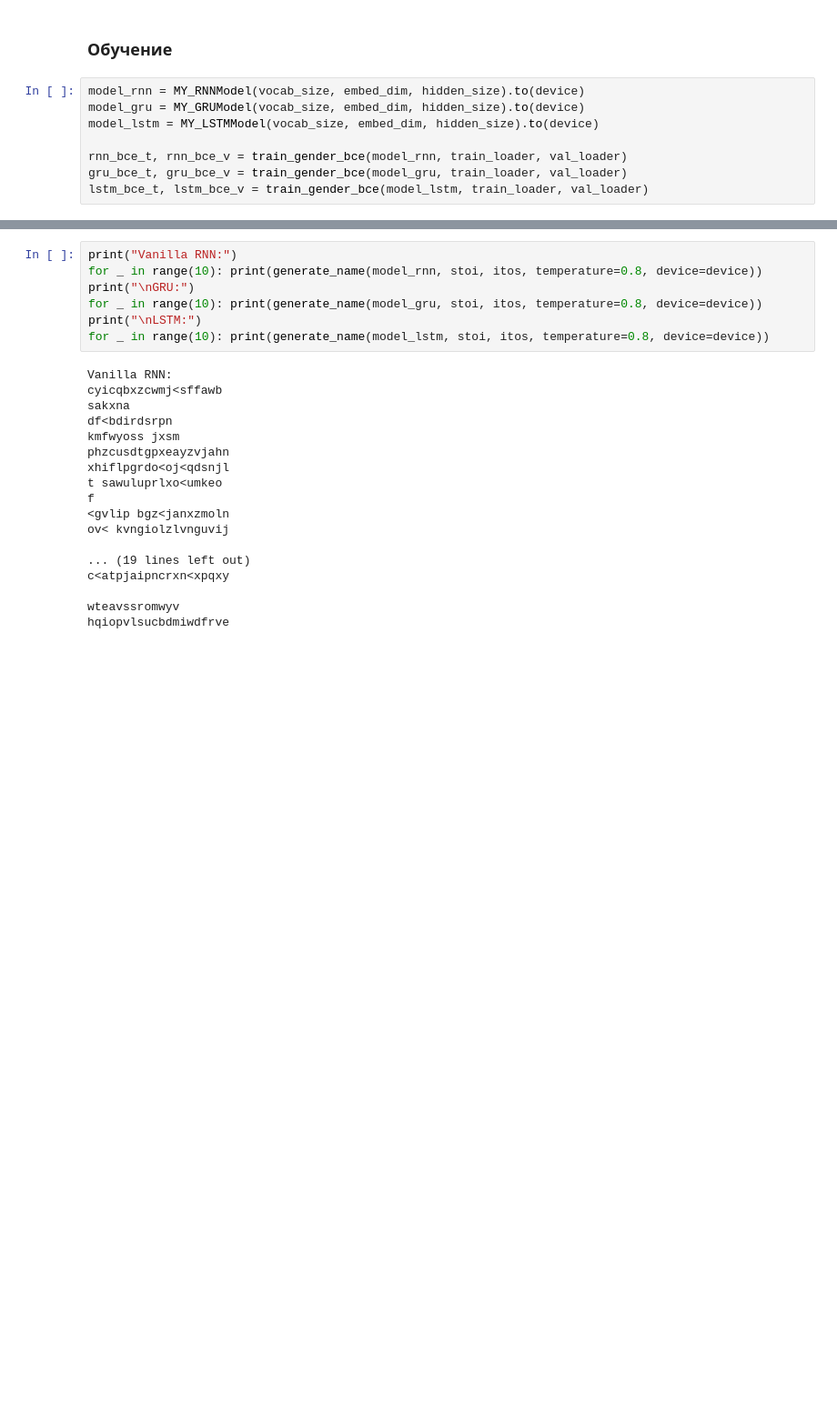
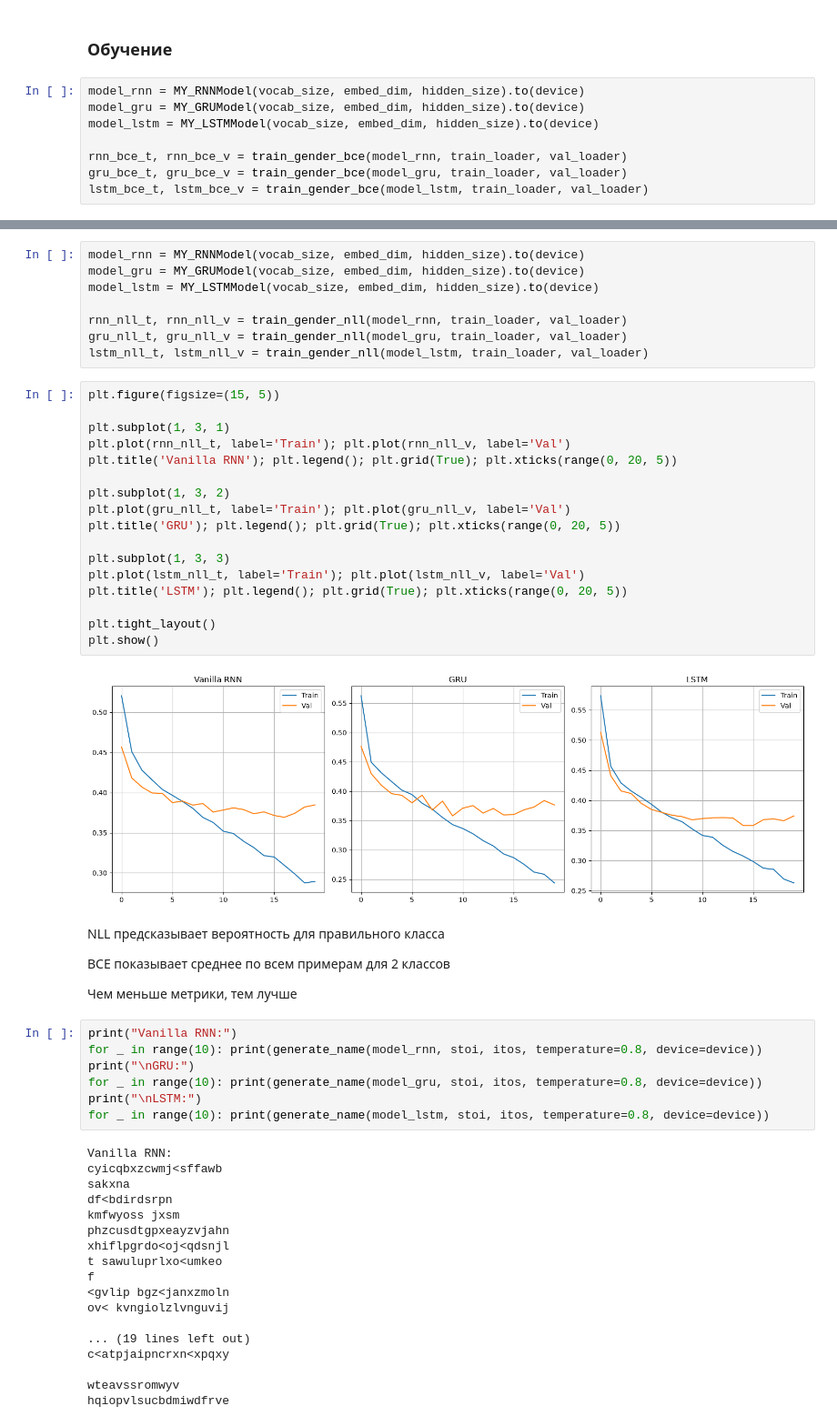
Before and after one commit to Magrusha/ds_pytorch-rnn-from-scratch, a Jupyter notebook: src/ml10.ipynb, the cells around one changed output, grey strips where cells are left out. Shown at 91% size. Saved outputs shown, nothing was run; the diff lists cells and outputs as text; blank space fills up the shorter version.

```diff
--- a/src/ml10.ipynb
+++ b/src/ml10.ipynb
@@ -1110,3 +1110,37 @@ plt.show()
+# %%
+model_rnn = MY_RNNModel(vocab_size, embed_dim, hidden_size).to(device)
+model_gru = MY_GRUModel(vocab_size, embed_dim, hidden_size).to(device)
+model_lstm = MY_LSTMModel(vocab_size, embed_dim, hidden_size).to(device)
+
+rnn_nll_t, rnn_nll_v = train_gender_nll(model_rnn, train_loader, val_loader)
+gru_nll_t, gru_nll_v = train_gender_nll(model_gru, train_loader, val_loader)
+lstm_nll_t, lstm_nll_v = train_gender_nll(model_lstm, train_loader, val_loader)
+# %%
+plt.figure(figsize=(15, 5))
+
+plt.subplot(1, 3, 1)
+plt.plot(rnn_nll_t, label='Train'); plt.plot(rnn_nll_v, label='Val')
+plt.title('Vanilla RNN'); plt.legend(); plt.grid(True); plt.xticks(range(0, 20, 5))
+
+plt.subplot(1, 3, 2)
+plt.plot(gru_nll_t, label='Train'); plt.plot(gru_nll_v, label='Val')
+plt.title('GRU'); plt.legend(); plt.grid(True); plt.xticks(range(0, 20, 5))
+
+plt.subplot(1, 3, 3)
+plt.plot(lstm_nll_t, label='Train'); plt.plot(lstm_nll_v, label='Val')
+plt.title('LSTM'); plt.legend(); plt.grid(True); plt.xticks(range(0, 20, 5))
+
+plt.tight_layout()
+plt.show()
+# %% [output]
+[figure, added]
+# %% [markdown]
+NLL предсказывает вероятность для правильного класса
+
+ВСЕ показывает среднее по всем примерам для 2 классов
+
+
+Чем меньше метрики, тем лучше
 # %%
 print("Vanilla RNN:")
 for _ in range(10): print(generate_name(model_rnn, stoi, itos, temperature=0.8, device=device))
```
Also changed, not shown: parts of 2 cells of this notebook.
